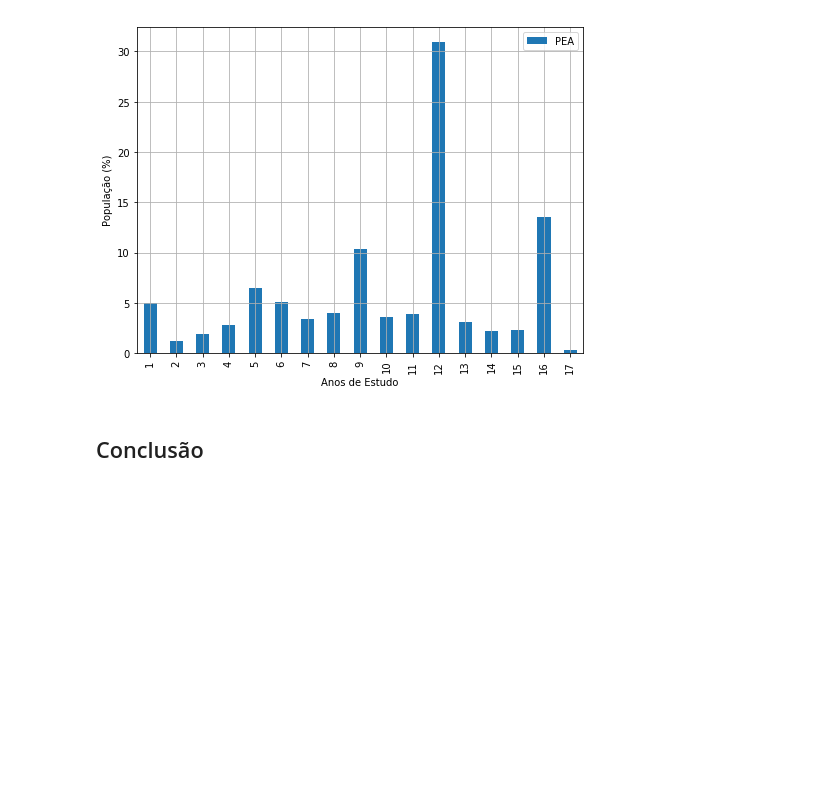
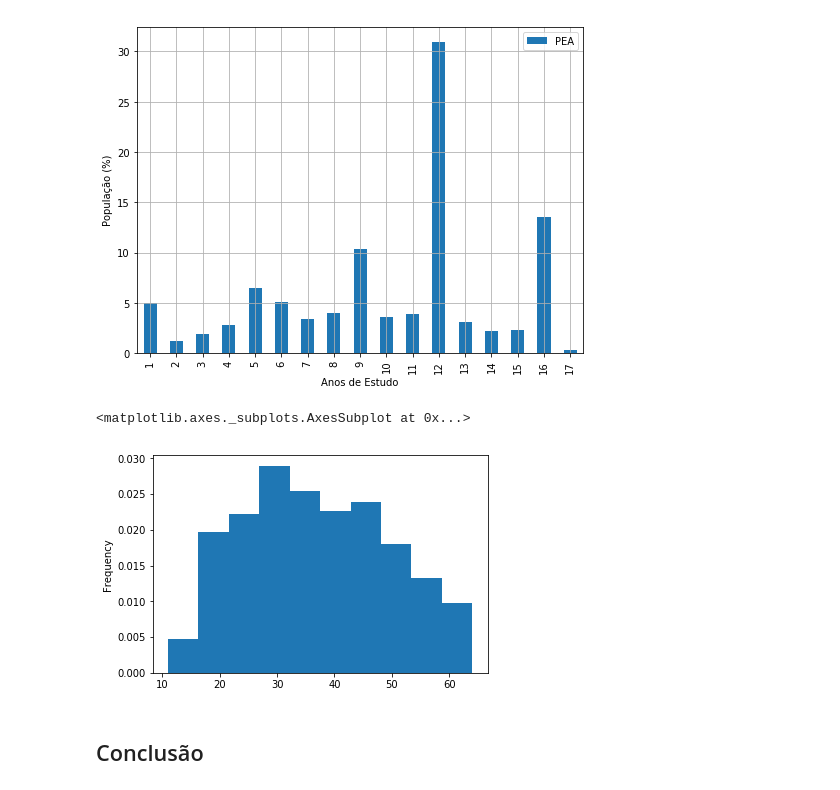
Before and after one commit to FidyBack/projeto_Cdata, a Jupyter notebook: Projeto1 Layout.ipynb, the cells around one changed output. Cells and saved outputs as stored; diff of their text form; code cells hidden in the pictures; blank space fills up the shorter version.

```diff
--- a/Projeto1 Layout.ipynb
+++ b/Projeto1 Layout.ipynb
@@ -182,6 +197,11 @@ plt.legend(["PEA"])
 plt.grid(True);
 # %% [output]
 [figure]
+# %%
+ativos.MORADOR_IDADE.plot.hist(density=True)
+# %% [output]
+<matplotlib.axes._subplots.AxesSubplot at 0x...>
+[figure, added]
 # %% [markdown]
 ## Conclusão
 # %% [markdown]
```
Also changed, not shown: parts of 4 cells of this notebook.
